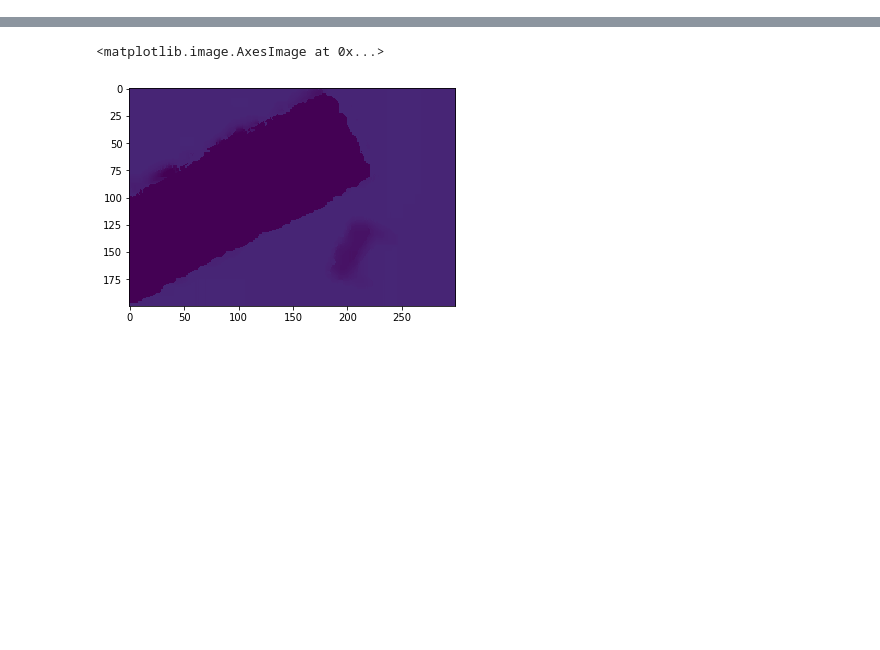
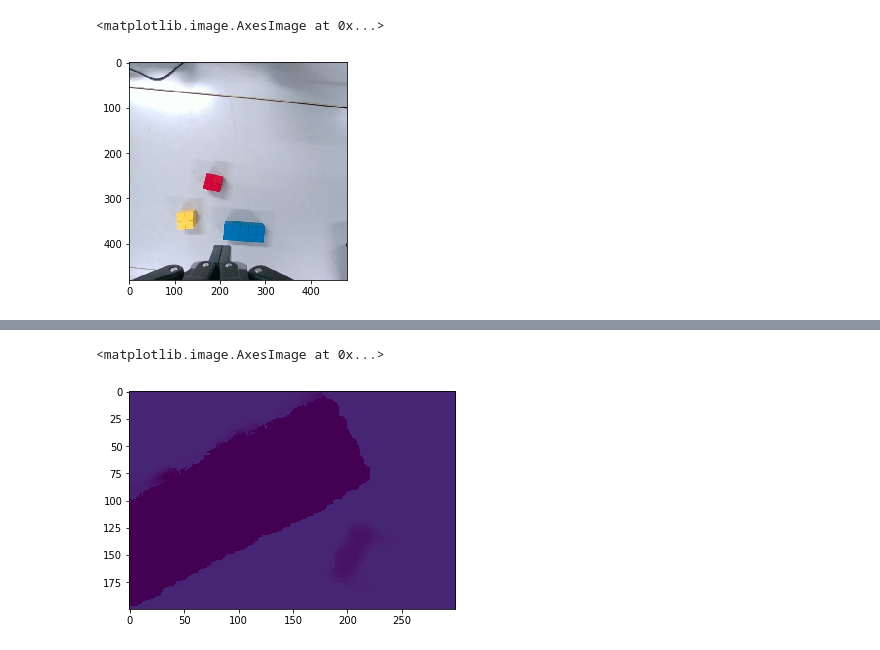
Before and after one commit to hogunkee/ur5_manipulation, a Jupyter notebook: realrobot/realrobot_writing.ipynb, the cells around one changed output, grey strips where cells are left out. Cells and saved outputs as stored; diff of their text form; code cells hidden in the pictures; blank space fills up the shorter version.

```diff
--- a/realrobot/realrobot_writing.ipynb
+++ b/realrobot/realrobot_writing.ipynb
@@ -50,0 +69,5 @@ RuntimeError: Attempting to deserialize object on a CUDA device but torch.cuda.i
+# %%
+plt.imshow(color[:, 184:-184])
+# %% [output]
+<matplotlib.image.AxesImage at 0x...>
+[figure, added]
```
Also changed, not shown: parts of 12 cells of this notebook, 4 other files.
